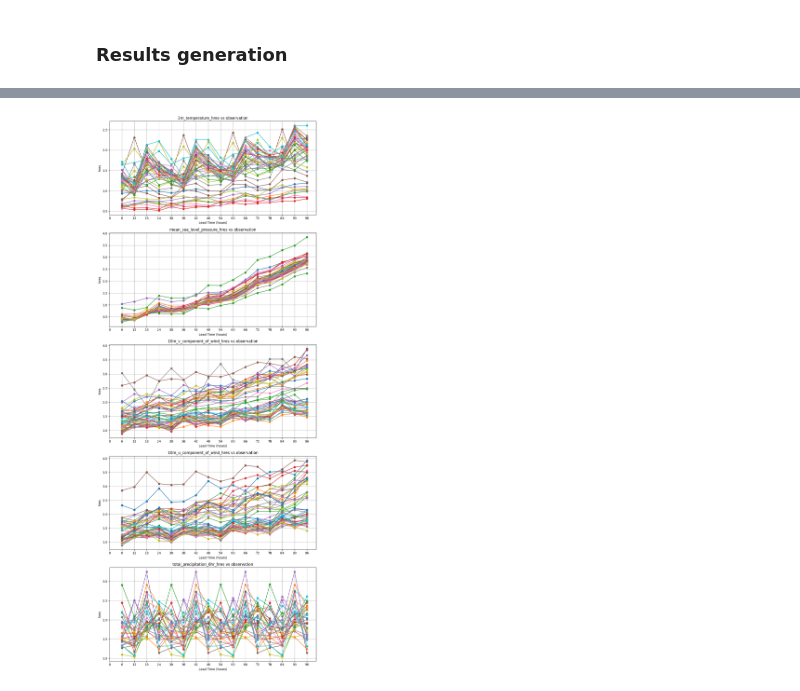
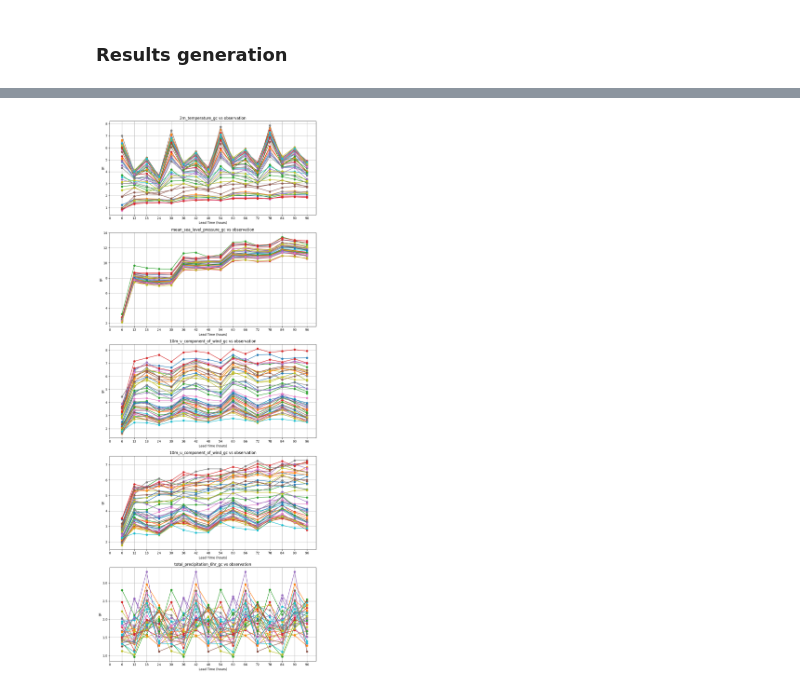
Before and after one commit to koenlode/Thesis, a Jupyter notebook: master_notebook.ipynb, the cells around one changed output, grey strips where cells are left out. Cells and saved outputs as stored; diff of their text form; code cells hidden in the pictures.

Commit message:
meso processing finished and visualization improved

```diff
--- a/master_notebook.ipynb
+++ b/master_notebook.ipynb
@@ -910,0 +888,3 @@ KeyError: "not all values found in index 'time'. Try setting the `method` keywor
+# %%
+results = xr.open_dataset('results_2022.nc').compute()
+results
@@ -1028,14 +1104,38 @@ def plot_statistic_results(statistic_dataset, variables_to_plot=None):
 # %% [markdown]
 ### Results generation
 # %%
-analysis_chunked = analysis.chunk(dict(time=-1, station=-1))
+results_chunked = results.chunk(dict(time=-1, station=-1))
 
-date_range = [('2022-01-12', '2022-06-30')]
-rmse_dataset = calculate_statistic(
-    analysis_chunked,
+# date_range = [('2022-01-12', '2022-06-30')]
+rmse_hres = calculate_statistic(
+    results_chunked,
     'rmse',
     'hres',
-    by_station=True,
-)
-rmse_dataset
+    by_station=False,
+).compute()
+
+rmse_gc = calculate_statistic(
+    results_chunked,
+    'rmse',
+    'gc',
+    by_station=False,
+).compute()
+
+rmse_analysis = calculate_statistic(
+    results_chunked,
+    'rmse',
+    'analysis',
+    by_station=False,
+).compute()
+
+rmse_meso = calculate_statistic(
+    results_chunked,
+    'rmse',
+    'meso',
+    by_station=False,
+).compute()
+
+# plot_statistic_results(rmse_hres)
+
+rmse_meso
 # %% [output]
@@ -1090,4 +1156,4 @@ computed_rmse = rmse_dataset.compute()
 # %%
-plot_statistic_results(computed_rmse)
+plot_statistic_results(rmse_gc)
 # %% [output]
-[figure, old version]
+[figure, new version]
```
Also changed, not shown: parts of 34 cells of this notebook, 1 other file.
